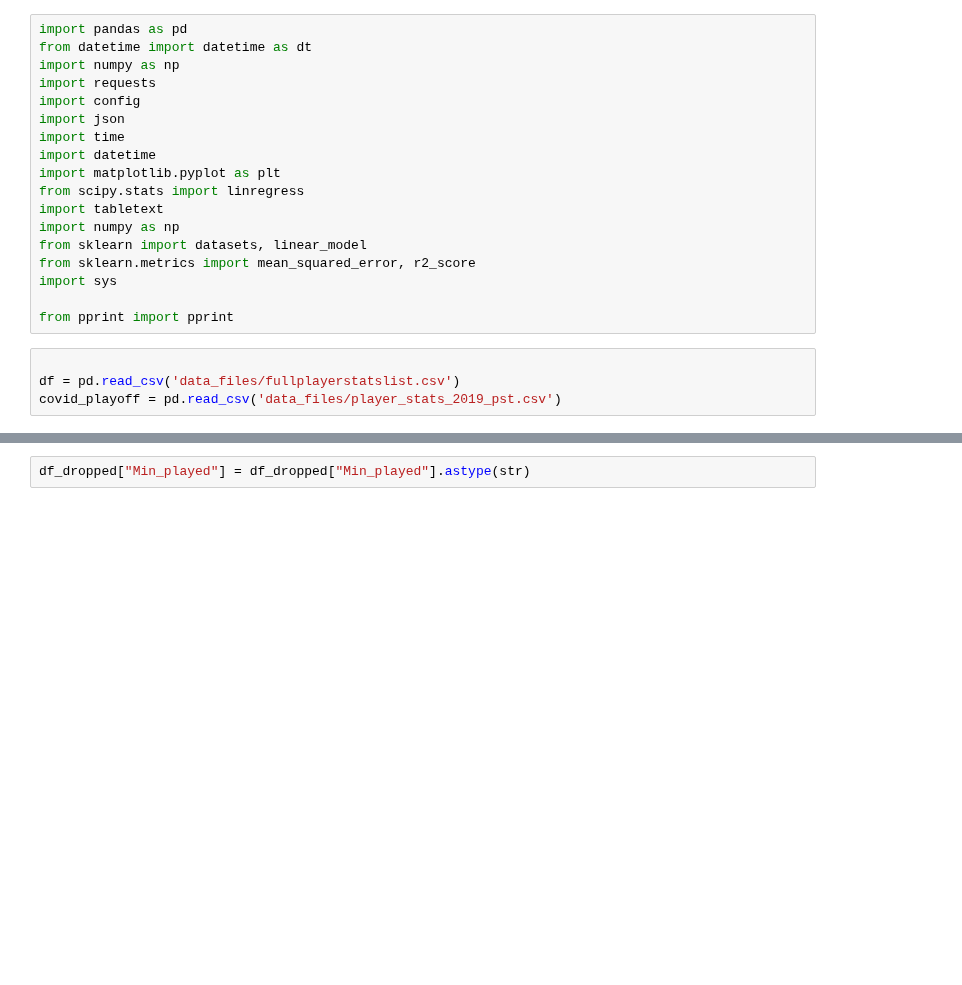
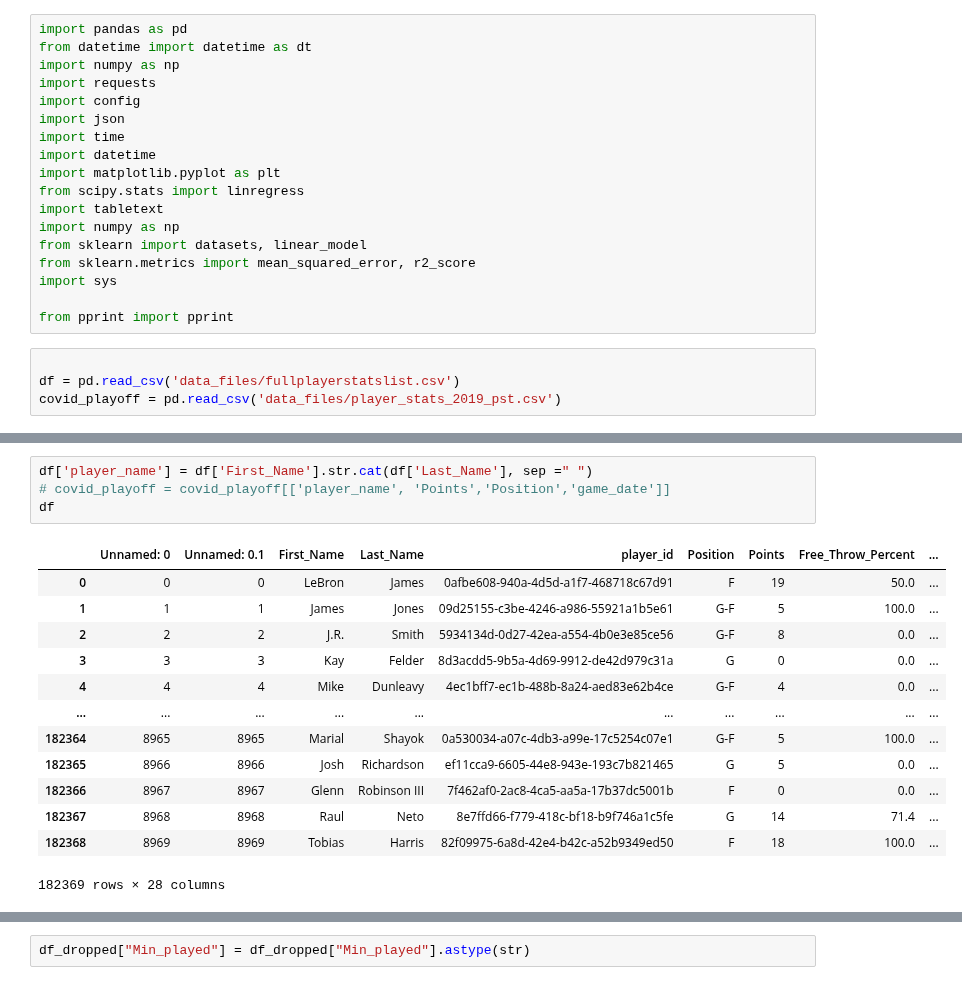
Before and after one commit to tylerspck/Bubble_ball, a Jupyter notebook: Linear_Regression.ipynb, the cells around one changed output, grey strips where cells are left out. Cells and saved outputs as stored; diff of their text form; blank space fills up the shorter version.

```diff
--- a/Linear_Regression.ipynb
+++ b/Linear_Regression.ipynb
@@ -29,3 +43,21 @@ df
+# %%
+df['player_name'] = df['First_Name'].str.cat(df['Last_Name'], sep =" ")
+# covid_playoff = covid_playoff[['player_name', 'Points','Position','game_date']]
+df
+# %% [output]
+|  | Unnamed: 0 | Unnamed: 0.1 | First_Name | Last_Name | player_id | Position | Points | Free_Throw_Percent | ... |
+| 0 | 0 | 0 | LeBron | James | 0afbe608-940a-4d5d-a1f7-468718c67d91 | F | 19 | 50.0 | ... |
+| 1 | 1 | 1 | James | Jones | 09d25155-c3be-4246-a986-55921a1b5e61 | G-F | 5 | 100.0 | ... |
+| 2 | 2 | 2 | J.R. | Smith | 5934134d-0d27-42ea-a554-4b0e3e85ce56 | G-F | 8 | 0.0 | ... |
+| 3 | 3 | 3 | Kay | Felder | 8d3acdd5-9b5a-4d69-9912-de42d979c31a | G | 0 | 0.0 | ... |
+| 4 | 4 | 4 | Mike | Dunleavy | 4ec1bff7-ec1b-488b-8a24-aed83e62b4ce | G-F | 4 | 0.0 | ... |
+| ... | ... | ... | ... | ... | ... | ... | ... | ... | ... |
+| 182364 | 8965 | 8965 | Marial | Shayok | 0a530034-a07c-4db3-a99e-17c5254c07e1 | G-F | 5 | 100.0 | ... |
+| 182365 | 8966 | 8966 | Josh | Richardson | ef11cca9-6605-44e8-943e-193c7b821465 | G | 5 | 0.0 | ... |
+| 182366 | 8967 | 8967 | Glenn | Robinson III | 7f462af0-2ac8-4ca5-aa5a-17b37dc5001b | F | 0 | 0.0 | ... |
+| 182367 | 8968 | 8968 | Raul | Neto | 8e7ffd66-f779-418c-bf18-b9f746a1c5fe | G | 14 | 71.4 | ... |
+| 182368 | 8969 | 8969 | Tobias | Harris | 82f09975-6a8d-42e4-b42c-a52b9349ed50 | F | 18 | 100.0 | ... |
+182369 rows × 28 columns
 # %%
 covid_dropped = covid_playoff[covid_playoff['Min_played'] != "00:00"]
 # df_dropped = df_dropped[df_dropped['Crowd'] != 'Covid']
```
Also changed, not shown: parts of 9 cells of this notebook, 2 other files.
